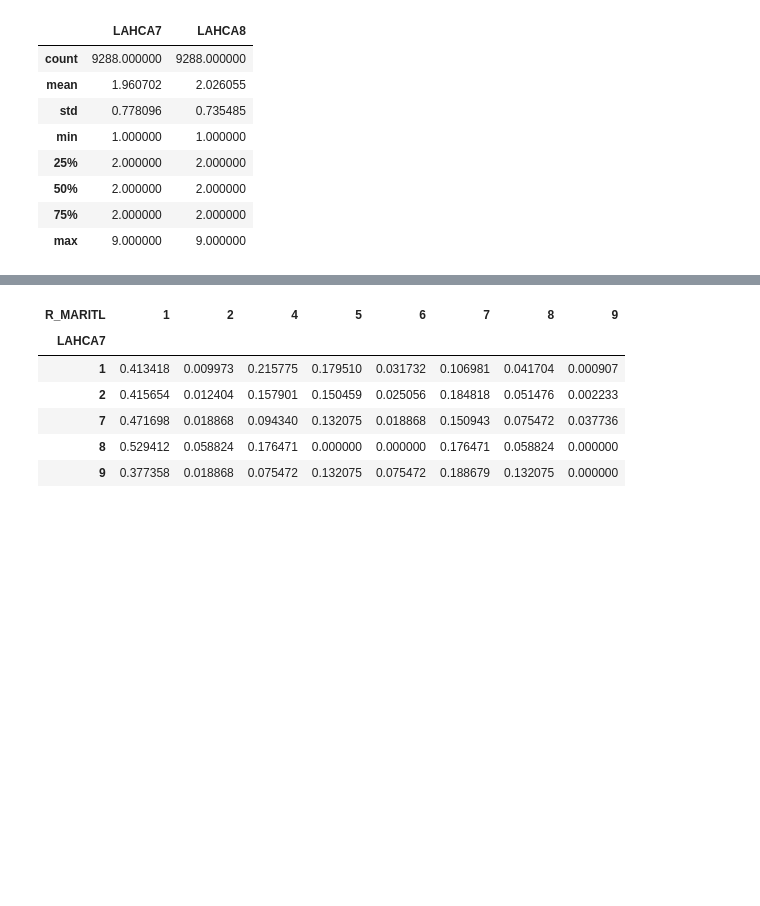
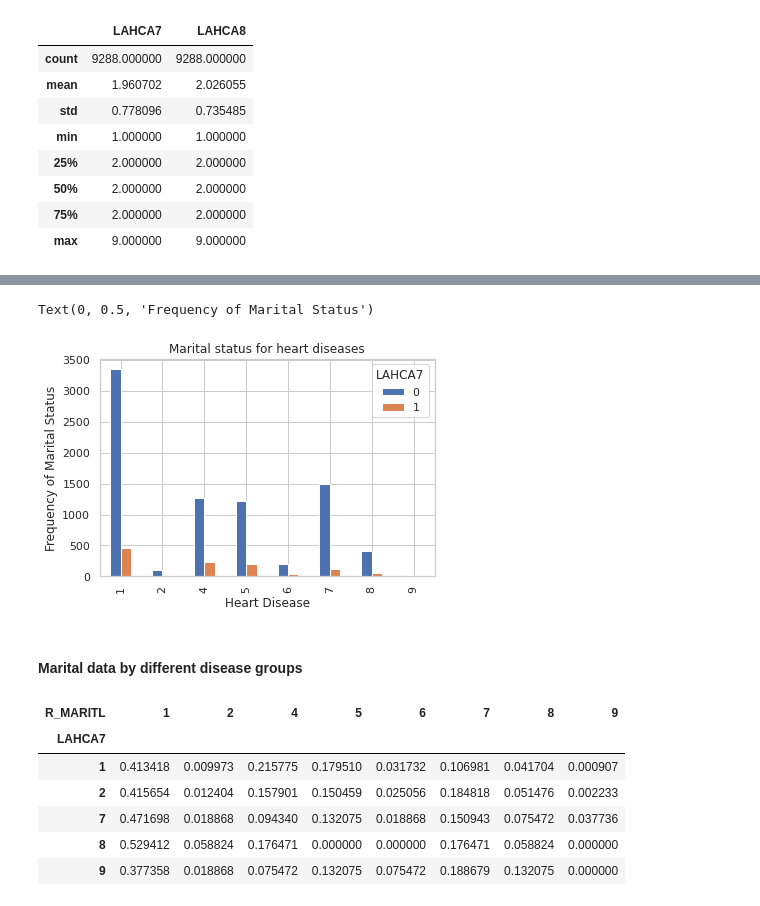
Before and after one commit to MaxShalom/arise, a Jupyter notebook: Social_Determinants_in_Health.ipynb, the cells around one changed output, grey strips where cells are left out. Saved outputs shown, nothing was run; the diff lists cells and outputs as text; code cells hidden in the pictures; blank space fills up the shorter version.

```diff
--- a/Social_Determinants_in_Health.ipynb
+++ b/Social_Determinants_in_Health.ipynb
@@ -48,0 +76,3 @@ persons_data.groupby("LAHCA7").count()
+# %%
+persons_data_sub.loc[persons_data_sub['LAHCA7'] == 2, 'LAHCA7'] = 0
+persons_data_sub["LAHCA7"].unique()
@@ -91,3 +130,13 @@ print(p)
+# %%
+pd.crosstab(persons_data_sub.R_MARITL,persons_data_sub.LAHCA7).plot(kind='bar')
+plt.title('Marital status for heart diseases')
+plt.xlabel('Heart Disease')
+plt.ylabel('Frequency of Marital Status')
+# %% [output]
+Text(0, 0.5, 'Frequency of Marital Status')
+[figure, added]
+# %% [markdown]
+#### Marital data by different disease groups
 # %%
 pd.crosstab(persons_data.LAHCA7, persons_data.R_MARITL).apply(lambda r: r/r.sum(), axis=1)
 # %% [output]
```
Also changed, not shown: parts of 31 cells of this notebook, 8 other files.
